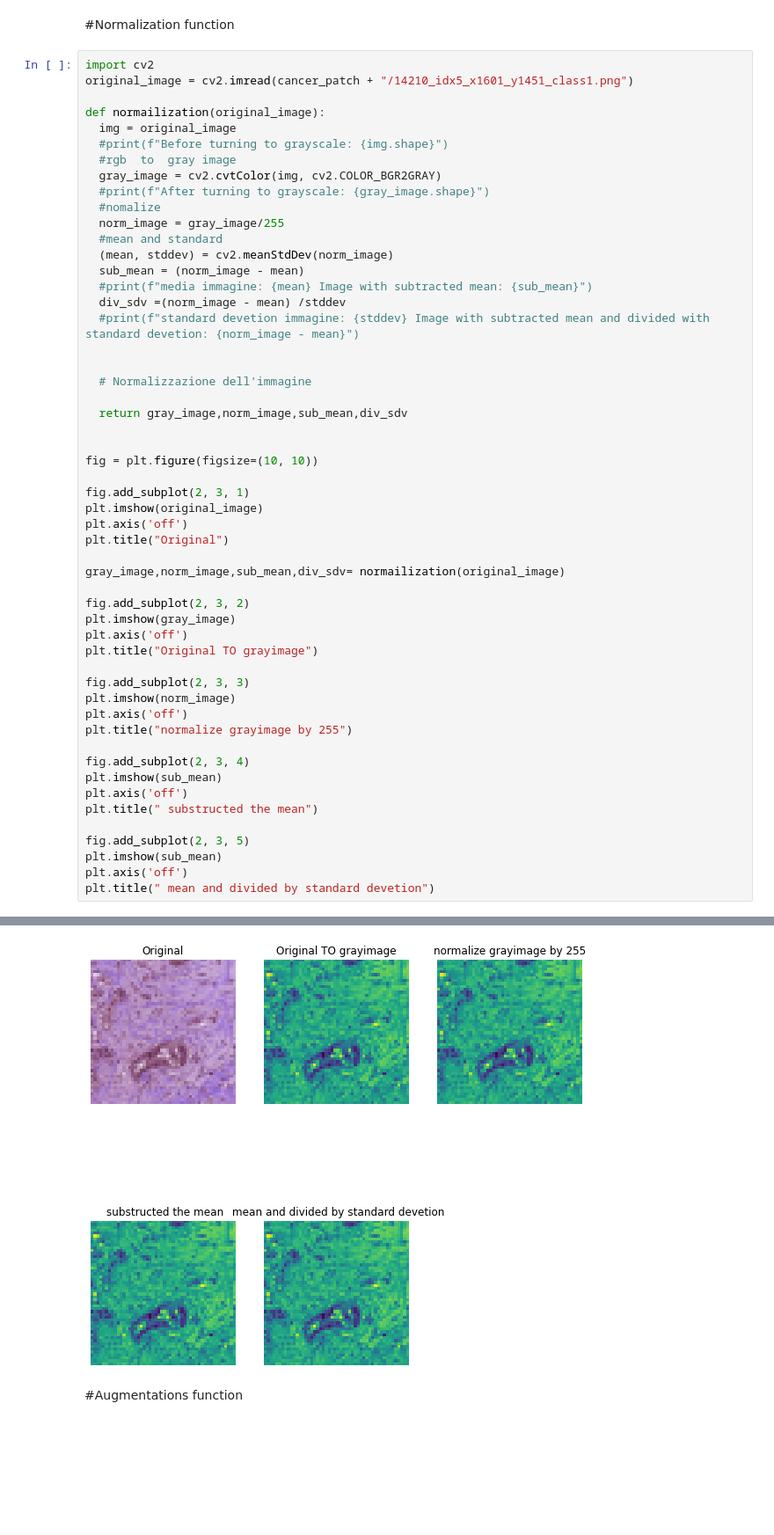
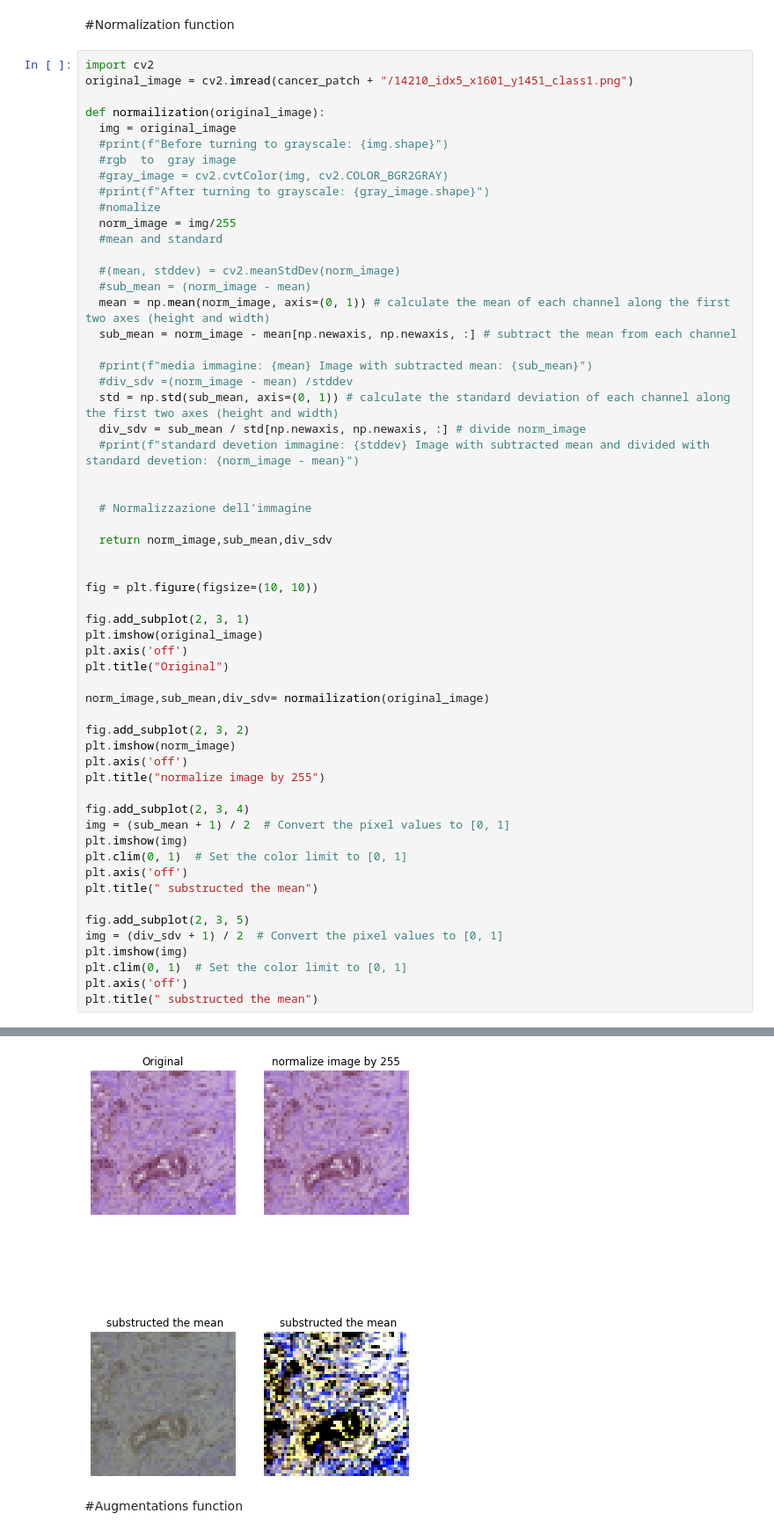
Before and after one commit to Salvoaf/BreastCancerClassification, a Jupyter notebook: 1.Preprocessing.ipynb, the cells around one changed output, grey strips where cells are left out. Shown at 88% size. Saved outputs shown, nothing was run; the diff lists cells and outputs as text; blank space fills up the shorter version.

```diff
--- a/1.Preprocessing.ipynb
+++ b/1.Preprocessing.ipynb
@@ -288,21 +307,27 @@ def normailization(original_image):
   img = original_image
   #print(f"Before turning to grayscale: {img.shape}")
   #rgb  to  gray image
-  gray_image = cv2.cvtColor(img, cv2.COLOR_BGR2GRAY)
+  #gray_image = cv2.cvtColor(img, cv2.COLOR_BGR2GRAY)
   #print(f"After turning to grayscale: {gray_image.shape}")
   #nomalize
-  norm_image = gray_image/255
+  norm_image = img/255
   #mean and standard
-  (mean, stddev) = cv2.meanStdDev(norm_image)
-  sub_mean = (norm_image - mean)
+
+  #(mean, stddev) = cv2.meanStdDev(norm_image)
+  #sub_mean = (norm_image - mean)
+  mean = np.mean(norm_image, axis=(0, 1)) # calculate the mean of each channel along the first two axes (height and width)
+  sub_mean = norm_image - mean[np.newaxis, np.newaxis, :] # subtract the mean from each channel
+
   #print(f"media immagine: {mean} Image with subtracted mean: {sub_mean}")
-  div_sdv =(norm_image - mean) /stddev
+  #div_sdv =(norm_image - mean) /stddev
+  std = np.std(sub_mean, axis=(0, 1)) # calculate the standard deviation of each channel along the first two axes (height and width)
+  div_sdv = sub_mean / std[np.newaxis, np.newaxis, :] # divide norm_image
   #print(f"standard devetion immagine: {stddev} Image with subtracted mean and divided with standard devetion: {norm_image - mean}")
 
 
   # Normalizzazione dell'immagine
 
-  return gray_image,norm_image,sub_mean,div_sdv
+  return norm_image,sub_mean,div_sdv
 
 
 fig = plt.figure(figsize=(10, 10))
@@ -312,25 +337,24 @@ plt.imshow(original_image)
 plt.axis('off')
 plt.title("Original")
 
-gray_image,norm_image,sub_mean,div_sdv= normailization(original_image)
+norm_image,sub_mean,div_sdv= normailization(original_image)
 
 fig.add_subplot(2, 3, 2)
-plt.imshow(gray_image)
-plt.axis('off')
-plt.title("Original TO grayimage")
-
-fig.add_subplot(2, 3, 3)
 plt.imshow(norm_image)
 plt.axis('off')
-plt.title("normalize grayimage by 255")
+plt.title("normalize image by 255")
 
 fig.add_subplot(2, 3, 4)
-plt.imshow(sub_mean)
+img = (sub_mean + 1) / 2  # Convert the pixel values to [0, 1]
+plt.imshow(img)
+plt.clim(0, 1)  # Set the color limit to [0, 1]
 plt.axis('off')
 plt.title(" substructed the mean")
 
 fig.add_subplot(2, 3, 5)
-plt.imshow(sub_mean)
+img = (div_sdv + 1) / 2  # Convert the pixel values to [0, 1]
+plt.imshow(img)
+plt.clim(0, 1)  # Set the color limit to [0, 1]
 plt.axis('off')
-plt.title(" mean and divided by standard devetion")
+plt.title(" substructed the mean")
 # %% [output]
@@ -338,4 +363,4 @@ Text(0.5, 1.0, ' mean and divided by standard devetion')
-[figure, old version]
+[figure, new version]
 # %% [markdown]
 #Augmentations function
 # %%
```
Also changed, not shown: parts of 11 cells of this notebook.
